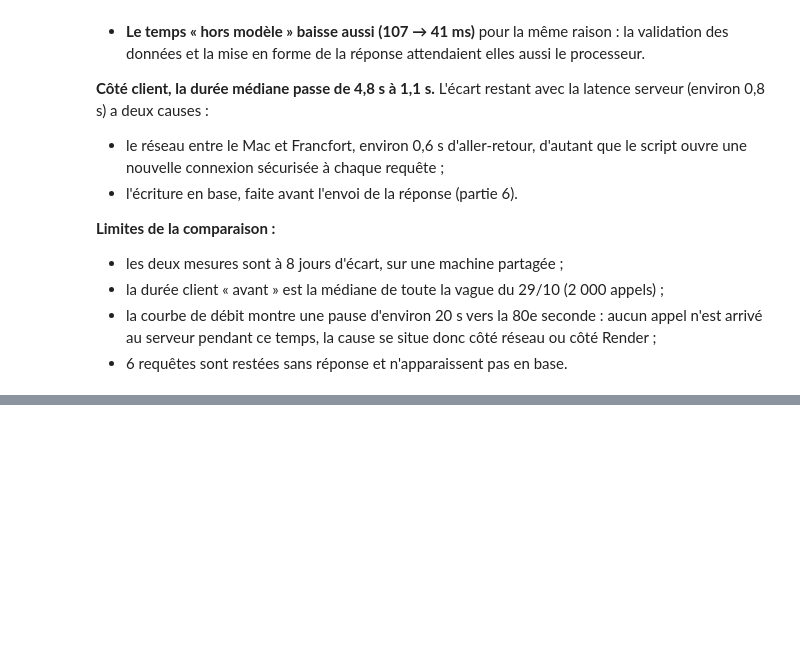
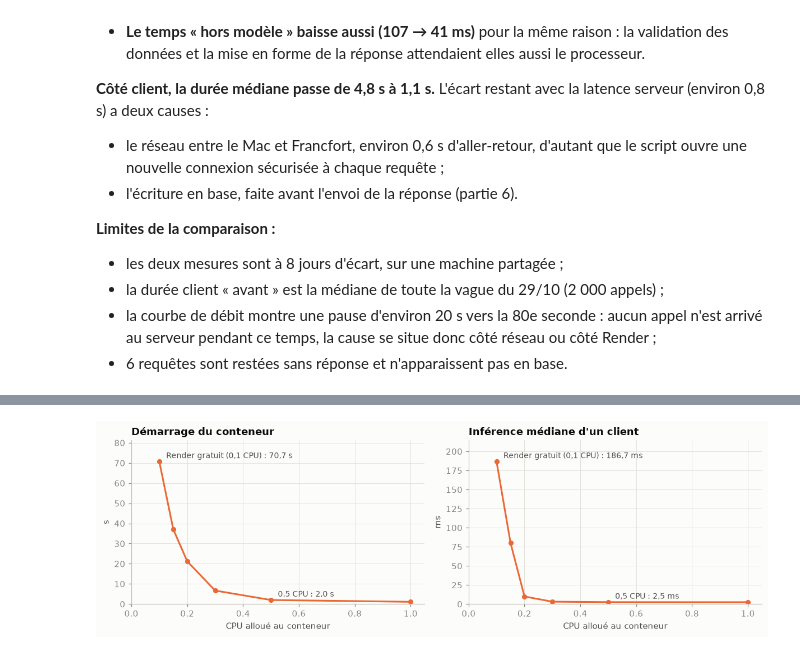
Before and after one commit to Hadri2T/Projet_8, a Jupyter notebook: notebooks/03_optimisation_performances.ipynb, the cells around one changed output, grey strips where cells are left out. Drawn from its saved outputs; the diff is of its cells as text; code cells hidden in the pictures; blank space fills up the shorter version.

Commit message:
Optimisation de l'image Docker

```diff
--- a/notebooks/03_optimisation_performances.ipynb
+++ b/notebooks/03_optimisation_performances.ipynb
@@ -589,0 +685,22 @@ Après : en moyenne 1.6 requêtes en cours de traitement en même temps dans le
+# %%
+# Image optimisée, mesurée de 0,1 à 1 CPU (un essai par niveau)
+paliers = pd.DataFrame(charger("mesure_docker_apres_paliers.json")["mesures"])
+
+fig, axes = plt.subplots(1, 2, figsize=(11, 3.6))
+graphiques = [("demarrage_s", "Démarrage du conteneur", "s"), ("inference_mediane_ms", "Inférence médiane d'un client", "ms")]
+for ax, (colonne, titre, unite) in zip(axes, graphiques):
+    ax.plot(paliers["cpus"], paliers[colonne], marker="o", markersize=5, color=COULEURS["Après"])
+    # Valeur écrite seulement pour les deux configurations comparées dans le texte
+    for x, texte in [(0.1, "Render gratuit (0,1 CPU)"), (0.5, "0,5 CPU")]:
+        y = paliers.loc[paliers["cpus"] == x, colonne].iloc[0]
+        ax.annotate(f"{texte} : {fr(y)} {unite}", (x, y), xytext=(8, 4), textcoords="offset points",
+                    fontsize=9, color=ENCRE_SECONDAIRE)
+    ax.set_xlim(0, 1.05)
+    ax.set_ylim(0, paliers[colonne].max() * 1.15)  # marge pour le libellé du point le plus haut
+    ax.set_xlabel("CPU alloué au conteneur")
+    ax.set_ylabel(unite)
+    ax.set_title(titre)
+fig.tight_layout()
+plt.show()
+# %% [output]
+[figure, added]
```
Also changed, not shown: parts of 17 cells of this notebook, 3 other files.
